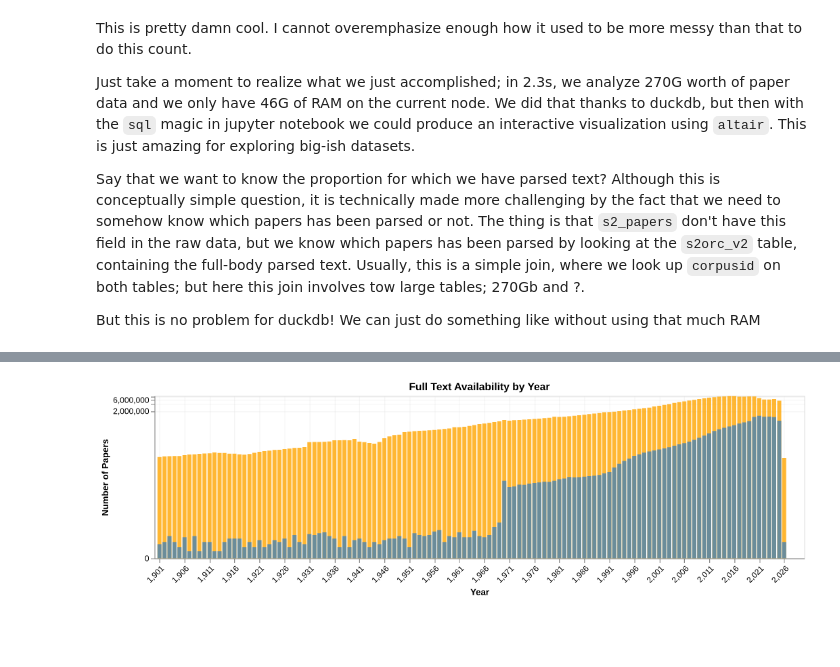
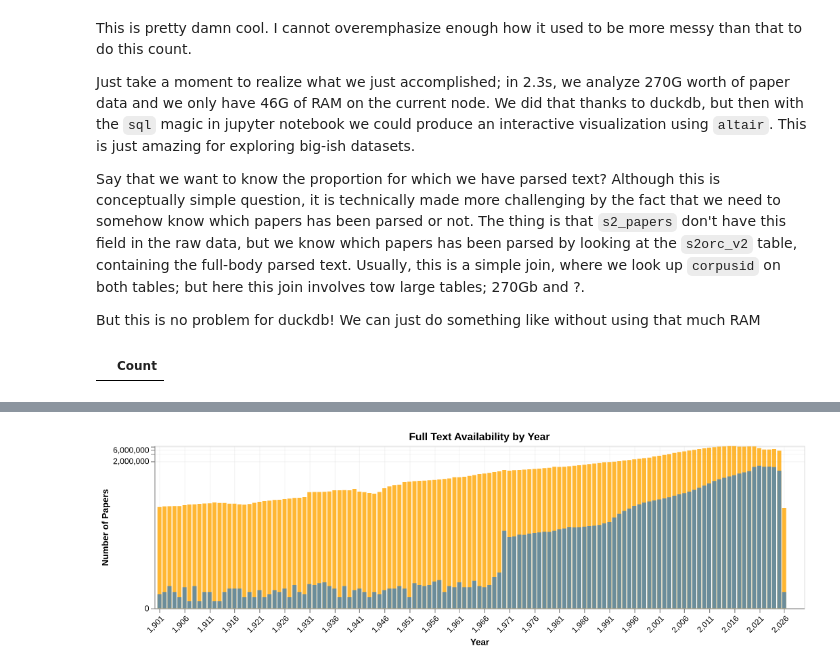
Before and after one commit to Vermont-Complex-Systems/scisciDB, a Jupyter notebook: getting-started.ipynb, the cells around one changed output, grey strips where cells are left out. Saved outputs shown, nothing was run; the diff lists cells and outputs as text; code cells hidden in the pictures; blank space fills up the shorter version.

```diff
--- a/getting-started.ipynb
+++ b/getting-started.ipynb
@@ -141,3 +117,12 @@ But this is no problem for duckdb! We can just do something like without using t
 #     SELECT 1 FROM scisciDB.s2orc_v2 AS o
 #     WHERE o.corpusid = p.corpusid
 # );
+# %%
+%%sql
+CREATE VIEW s2_papers_enriched AS
+SELECT
+    p.*,
+    EXISTS (SELECT 1 FROM scisciDB.s2orc_v2 o WHERE o.corpusid = p.corpusid) as has_fulltext
+FROM scisciDB.s2_papers p;
+# %% [output]
+|  | Count |
```
Also changed, not shown: parts of 17 cells of this notebook, 5 other files.
